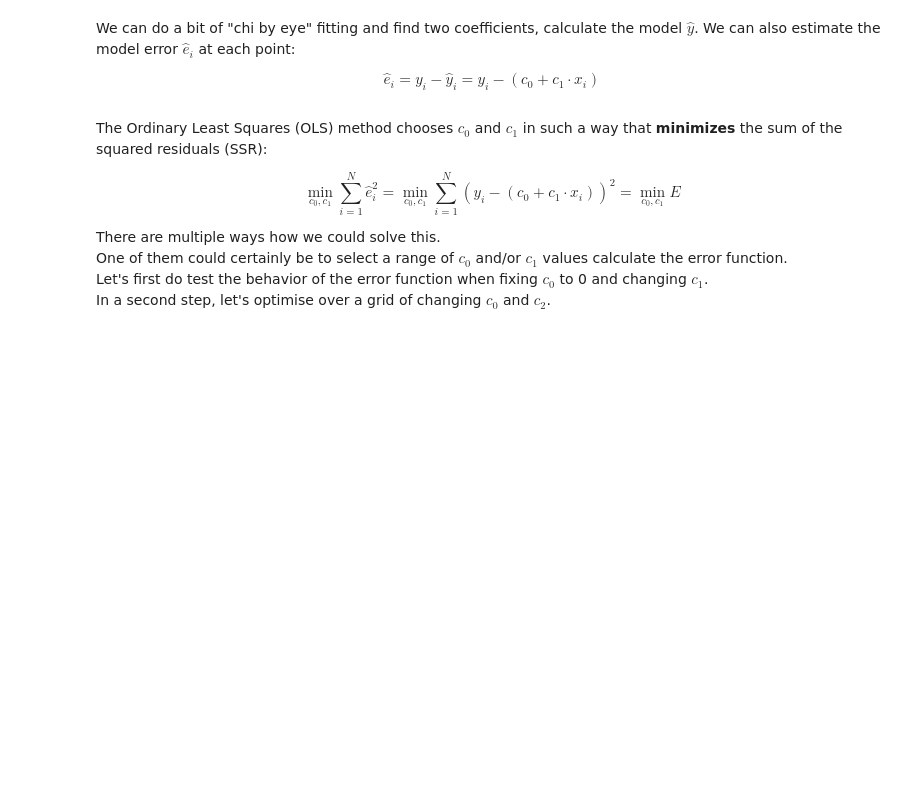
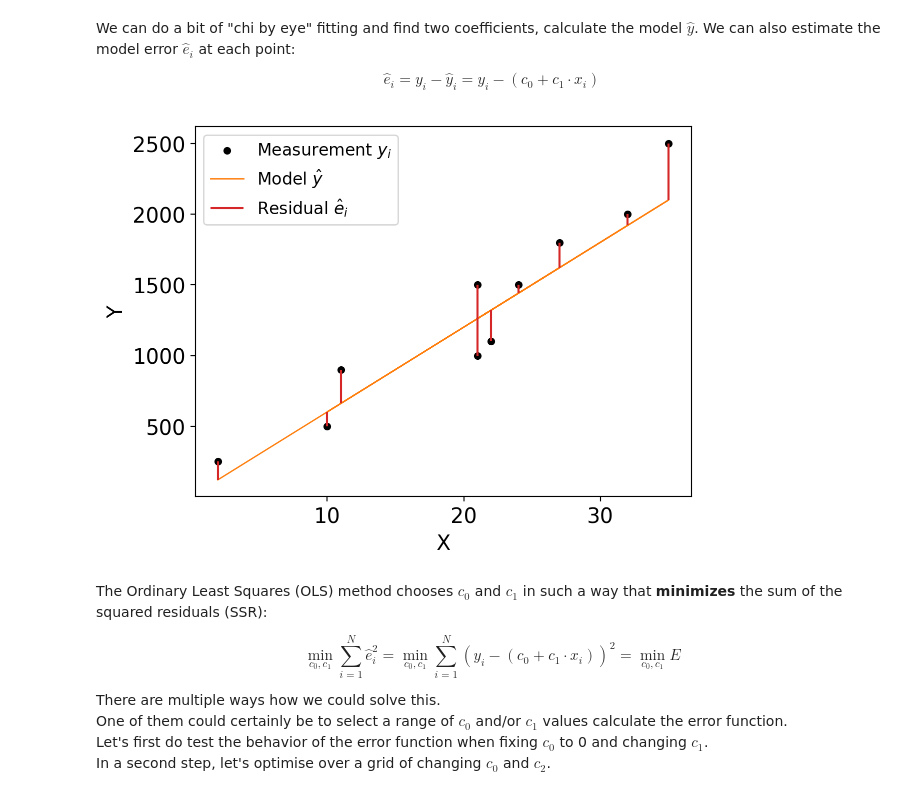
Before and after one commit to svenbuder/astr4004_2025_week8, a Jupyter notebook: anu_astr4004_2025_week8_fitting_lines.ipynb, the cells around one changed output. Drawn from its saved outputs; the diff is of its cells as text; code cells hidden in the pictures; blank space fills up the shorter version.

```diff
--- a/anu_astr4004_2025_week8_fitting_lines.ipynb
+++ b/anu_astr4004_2025_week8_fitting_lines.ipynb
@@ -93,25 +93,27 @@ $$
 # %%
 # Define the error function (sum of squared differences)
 def model_function(c_0, c_1, x):
     y_model = c_0 + c_1 * x
     return y_model
 
 def error_function(c_0, c_1, x, y):
     y_model = model_function(c_0, c_1, x)
     return np.sum((y_model - y) ** 2)
 
-c_0 = 5
+c_0 = 1
 c_1 = 60
 
 df['Y_hat'] = model_function(c_0, c_1, df['X'])
 df['error'] = error_function(c_0, c_1, df['X'], df['Y'])
 
 fig, ax = plt.subplots()
 ax = df.plot(x='X',y='Y', kind='scatter', ax=ax, c = 'k', label = r'Measurement $y_i$')
 ax = df.plot(x='X',y='Y_hat', kind='line', ax=ax, color='C1', lw = 1, label = r'Model $\hat{y}$')
 plt.vlines(df['X'], df['Y_hat'], df['Y'], color='C3', label =r'Residual $\hat{e}_i$')
 plt.legend()
 plt.show()
+# %% [output]
+[figure, added]
 # %% [markdown]
 The Ordinary Least Squares (OLS) method chooses $c_0$ and $c_1$ in such a way that **minimizes** the sum of the squared residuals (SSR):
 
```
Also changed, not shown: parts of 23 cells of this notebook.
